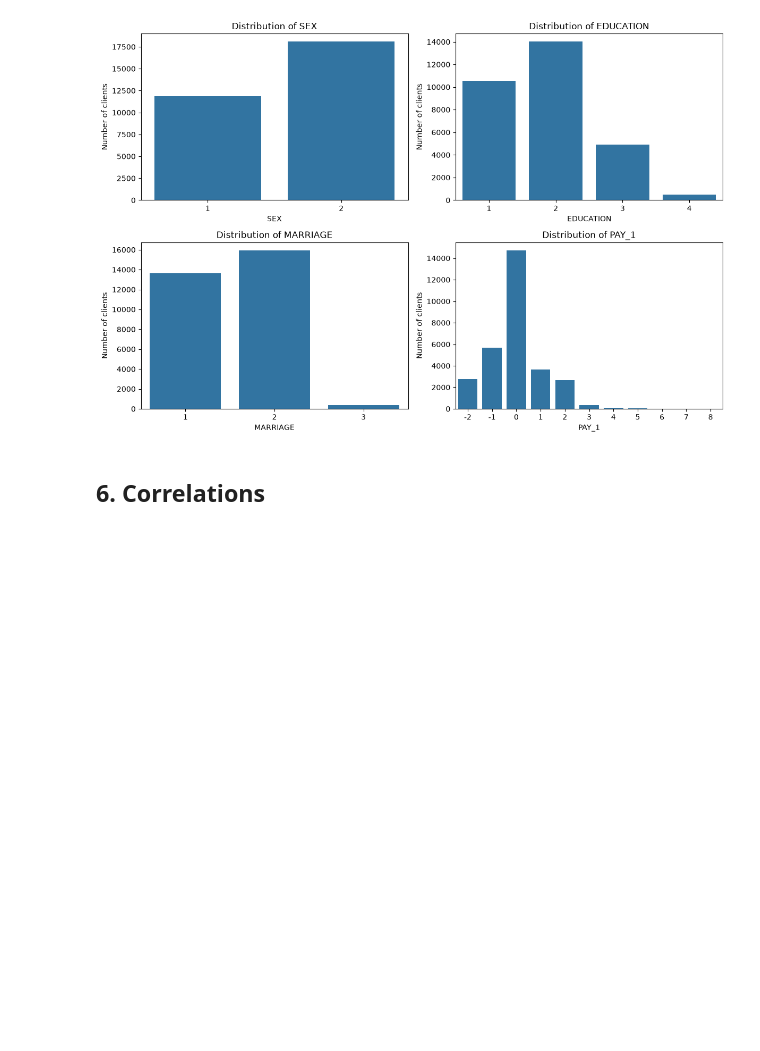
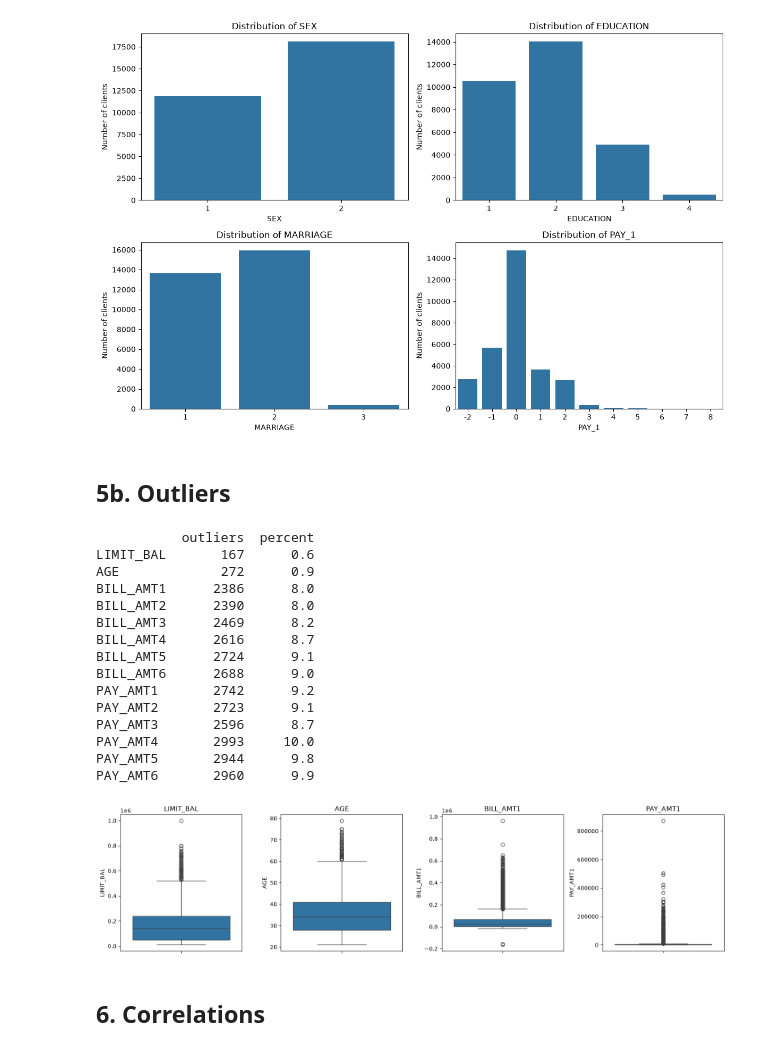
Before and after one commit to ballantimichele-cloud/credit-default-prediction, a Jupyter notebook: notebooks/01_eda.ipynb, the cells around one changed output. Cells and saved outputs as stored; diff of their text form; code cells hidden in the pictures; blank space fills up the shorter version.

Commit message:
EDA: correlations, default rate by group, outliers and key findings

```diff
--- a/notebooks/01_eda.ipynb
+++ b/notebooks/01_eda.ipynb
@@ -183,6 +183,47 @@ plt.savefig("../figures/categorical_distributions.png", dpi=300, bbox_inches="ti
 plt.show()
 # %% [output]
 [figure]
+# %% [markdown]
+## 5b. Outliers
+# %%
+# Outlier detection with the IQR rule
+outlier_counts = {}
+for col in num_cols:
+    q1, q3 = df[col].quantile([0.25, 0.75])
+    iqr = q3 - q1
+    lower, upper = q1 - 1.5 * iqr, q3 + 1.5 * iqr
+    outlier_counts[col] = ((df[col] < lower) | (df[col] > upper)).sum()
+
+outliers = pd.Series(outlier_counts)
+print(pd.DataFrame({"outliers": outliers,
+                    "percent": (outliers / len(df) * 100).round(1)}))
+
+# Boxplots of selected variables
+fig, axes = plt.subplots(1, 4, figsize=(16, 4))
+for ax, col in zip(axes, ["LIMIT_BAL", "AGE", "BILL_AMT1", "PAY_AMT1"]):
+    sns.boxplot(y=df[col], ax=ax)
+    ax.set_title(col)
+
+plt.tight_layout()
+plt.savefig("../figures/outliers_boxplots.png", dpi=300, bbox_inches="tight")
+plt.show()
+# %% [output]
+           outliers  percent
+LIMIT_BAL       167      0.6
+AGE             272      0.9
+BILL_AMT1      2386      8.0
+BILL_AMT2      2390      8.0
+BILL_AMT3      2469      8.2
+BILL_AMT4      2616      8.7
+BILL_AMT5      2724      9.1
+BILL_AMT6      2688      9.0
+PAY_AMT1       2742      9.2
+PAY_AMT2       2723      9.1
+PAY_AMT3       2596      8.7
+PAY_AMT4       2993     10.0
+PAY_AMT5       2944      9.8
+PAY_AMT6       2960      9.9
+[figure, added]
 # %% [markdown]
 ## 6. Correlations
 # %%
```
Also changed, not shown: parts of 2 cells of this notebook, 1 other file.
